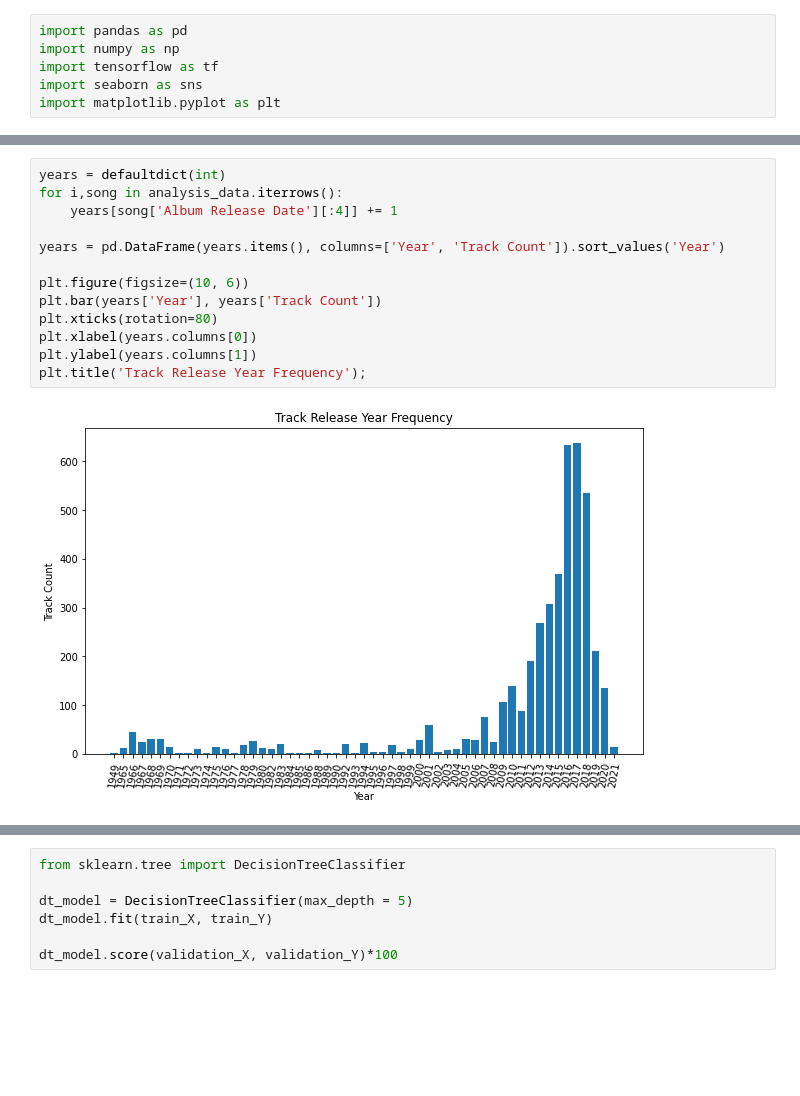
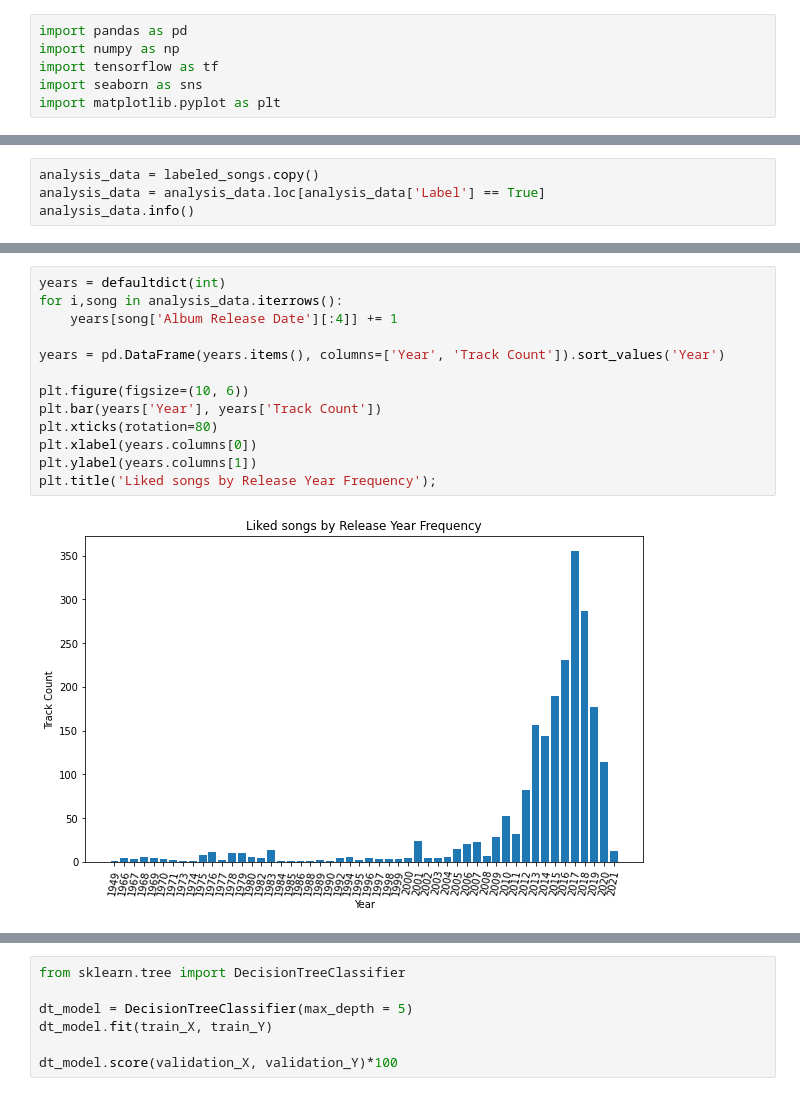
Before and after one commit to nullmaxwell/learnify, a Jupyter notebook: main.ipynb, the cells around one changed output, grey strips where cells are left out. Drawn from its saved outputs; the diff is of its cells as text; blank space fills up the shorter version.

```diff
--- a/main.ipynb
+++ b/main.ipynb
@@ -47,0 +50,4 @@ analysis_data = labeled_songs.copy()
+# %%
+analysis_data = labeled_songs.copy()
+analysis_data = analysis_data.loc[analysis_data['Label'] == True]
+analysis_data.info()
@@ -70,18 +94,18 @@ Text(0.5, 1.0, 'Top 50 Artists by Number of Tracks Saved')
 # %%
 years = defaultdict(int)
 for i,song in analysis_data.iterrows():
     years[song['Album Release Date'][:4]] += 1
 
 years = pd.DataFrame(years.items(), columns=['Year', 'Track Count']).sort_values('Year')
 
 plt.figure(figsize=(10, 6))
 plt.bar(years['Year'], years['Track Count'])
 plt.xticks(rotation=80)
 plt.xlabel(years.columns[0])
 plt.ylabel(years.columns[1])
-plt.title('Track Release Year Frequency');
+plt.title('Liked songs by Release Year Frequency');
 # %% [output]
-[figure, old version]
+[figure, new version]
 # %%
 import seaborn as sns
 
```
Also changed, not shown: parts of 62 cells of this notebook, 4 other files.
